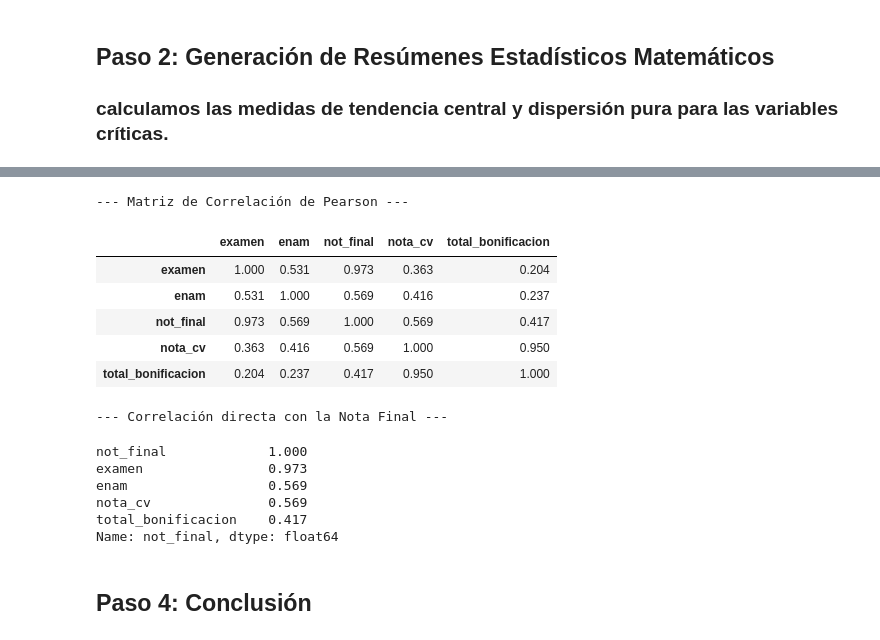
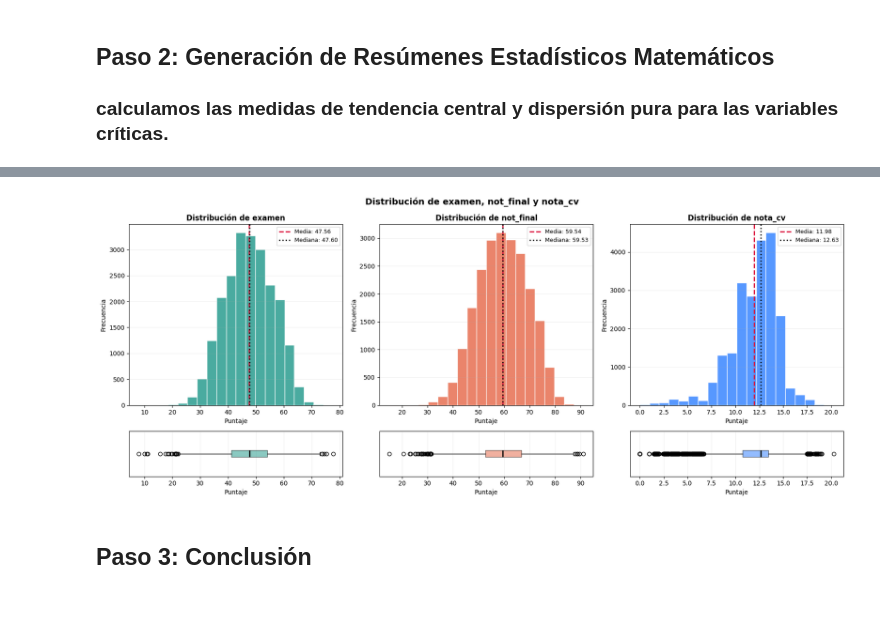
Before and after one commit to MartinTrillo22/FinalCienciaDatos, a Jupyter notebook: AnalisisFinal.ipynb, the cells around one changed output, grey strips where cells are left out. Cells and saved outputs as stored; diff of their text form; code cells hidden in the pictures; blank space fills up the shorter version.

```diff
--- a/AnalisisFinal.ipynb
+++ b/AnalisisFinal.ipynb
@@ -62,27 +58,54 @@ La varianza poblacional de la Nota Final es: 93.93
-# %%
-print("--- Matriz de Correlación de Pearson ---")
-# Calculamos la correlación entre las variables numéricas
-matriz_correlacion = df[columnas_numericas].corr().round(3)
-display(matriz_correlacion)
-
-# Validamos específicamente la correlación con la Nota Final
-print("\n--- Correlación directa con la Nota Final ---")
-correlacion_notafinal = matriz_correlacion['not_final'].sort_values(ascending=False)
-display(correlacion_notafinal)
-# %% [output]
---- Matriz de Correlación de Pearson ---
-|  | examen | enam | not_final | nota_cv | total_bonificacion |
-| examen | 1.000 | 0.531 | 0.973 | 0.363 | 0.204 |
-| enam | 0.531 | 1.000 | 0.569 | 0.416 | 0.237 |
-| not_final | 0.973 | 0.569 | 1.000 | 0.569 | 0.417 |
-| nota_cv | 0.363 | 0.416 | 0.569 | 1.000 | 0.950 |
-| total_bonificacion | 0.204 | 0.237 | 0.417 | 0.950 | 1.000 |
---- Correlación directa con la Nota Final ---
-not_final             1.000
-examen                0.973
-enam                  0.569
-nota_cv               0.569
-total_bonificacion    0.417
-Name: not_final, dtype: float64
+# %%
+import matplotlib.pyplot as plt
+
+# Variables del Paso 2
+columnas = ['examen', 'not_final', 'nota_cv']
+
+# Validación rápida por si falta alguna columna
+faltantes = [c for c in columnas if c not in df.columns]
+if faltantes:
+    raise ValueError(f"Faltan estas columnas en el DataFrame: {faltantes}")
+
+# Figura: arriba histogramas, abajo boxplots (para ver dispersión y outliers)
+fig, axes = plt.subplots(
+    2, 3, figsize=(17, 7),
+    gridspec_kw={'height_ratios': [4, 1]}
+)
+
+colores = ['#2A9D8F', '#E76F51', '#3A86FF']
+
+for i, col in enumerate(columnas):
+    serie = df[col].dropna()
+
+    # Histograma
+    axes[0, i].hist(
+        serie, bins=20, color=colores[i], alpha=0.85, edgecolor='white'
+    )
+    media = serie.mean()
+    mediana = serie.median()
+
+    axes[0, i].axvline(media, color='crimson', linestyle='--', linewidth=2, label=f"Media: {media:.2f}")
+    axes[0, i].axvline(mediana, color='black', linestyle=':', linewidth=2, label=f"Mediana: {mediana:.2f}")
+    axes[0, i].set_title(f"Distribución de {col}", fontsize=12, fontweight='bold')
+    axes[0, i].set_xlabel("Puntaje")
+    axes[0, i].set_ylabel("Frecuencia")
+    axes[0, i].legend(fontsize=9)
+    axes[0, i].grid(axis='y', alpha=0.2)
+
+    # Boxplot horizontal
+    axes[1, i].boxplot(
+        serie, vert=False, patch_artist=True,
+        boxprops=dict(facecolor=colores[i], alpha=0.55),
+        medianprops=dict(color='black', linewidth=2)
+    )
+    axes[1, i].set_xlabel("Puntaje")
+    axes[1, i].set_yticks([])
+    axes[1, i].grid(axis='x', alpha=0.2)
+
+plt.suptitle("Distribución de examen, not_final y nota_cv", fontsize=14, fontweight='bold')
+plt.tight_layout()
+plt.show()
+# %% [output]
+[figure, added]
 # %% [markdown]
-## Paso 4: Conclusión
+## Paso 3: Conclusión
```
Also changed, not shown: parts of 4 cells of this notebook, 1 other file.
